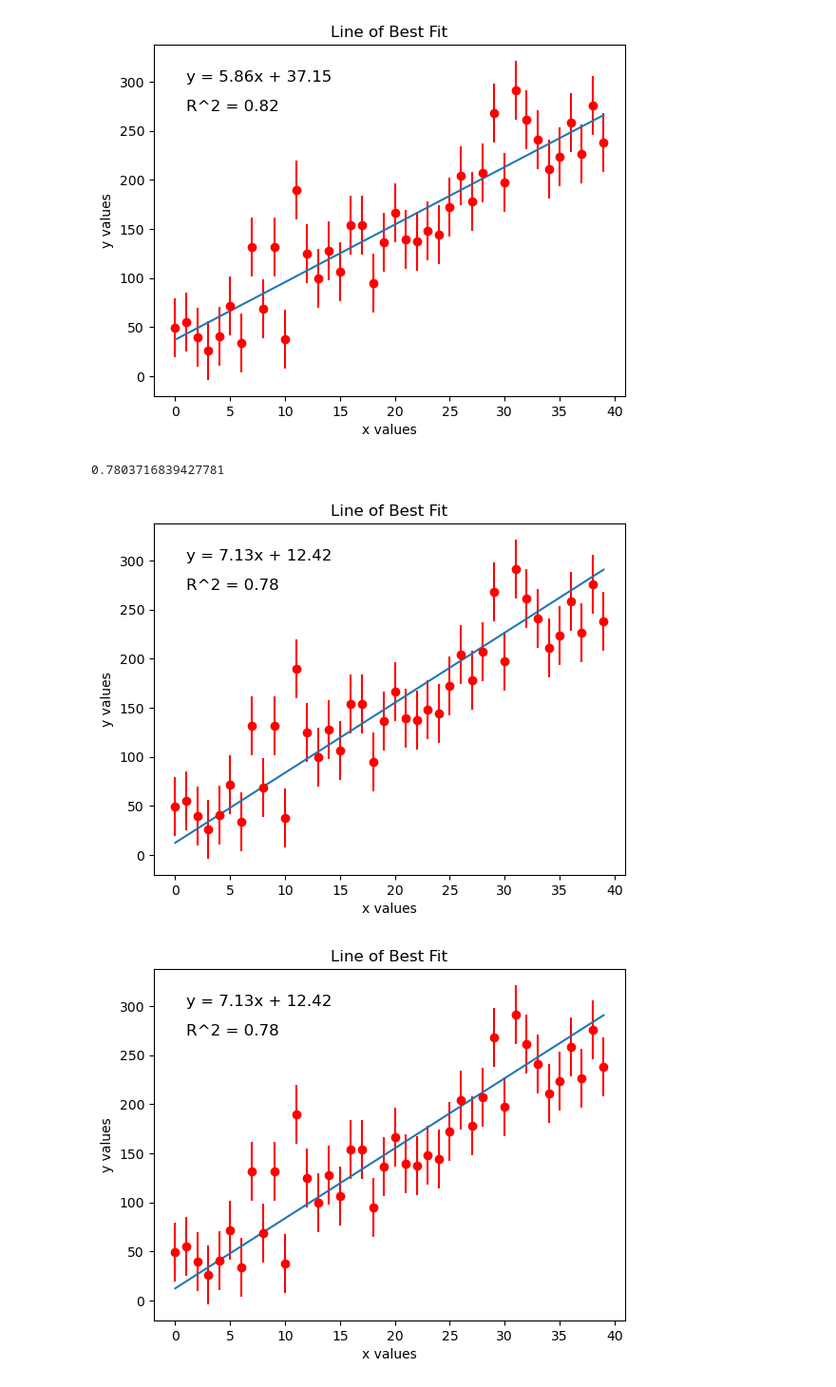
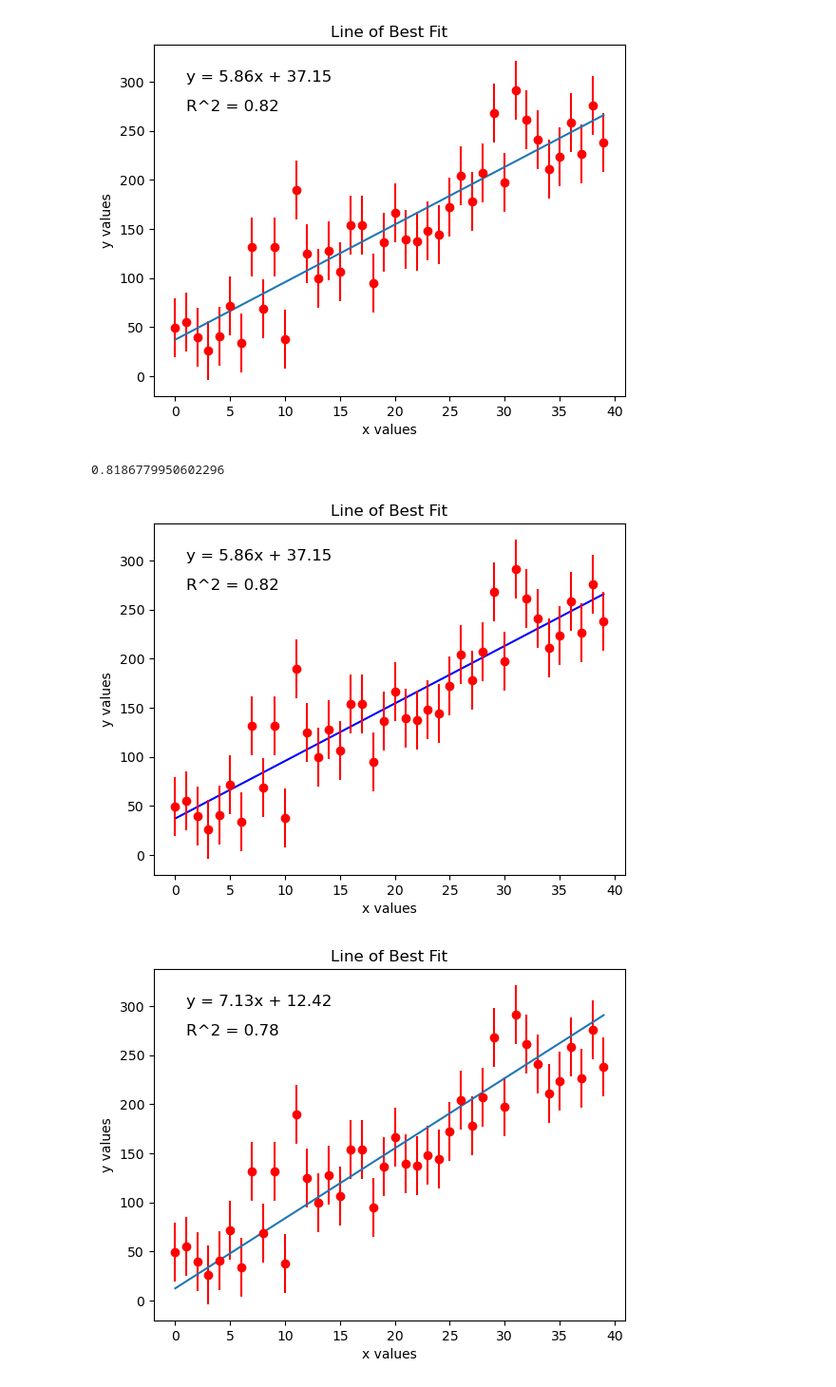
Before and after one commit to EvanBarkus/Intro_Python_Project, a Jupyter notebook: Fit_Line_to_Data.ipynb, the cells around one changed output. Shown: that part at 95% size. Drawn from its saved outputs; the diff is of its cells as text; code cells hidden in the pictures.

Commit message:
Used scipy.optimize to improve the uncertainty fitted line.

```diff
--- a/Fit_Line_to_Data.ipynb
+++ b/Fit_Line_to_Data.ipynb
@@ -57,53 +57,66 @@ plt.show()
 # %%
 #Taking uncertainties into account
 
-specdir = '/Users/EvanB.LAPTOP-8CHCIOMA/astr503/my_repositories/Intro_Python_Project' #'/astr503/my_repositories/Intro_Python_Project/'
-os.chdir(specdir)
+from scipy.optimize import curve_fit
 
-data = Table.read('data.v3.txt',format='ascii', names=('x','y','dy'))
+#specdir = '/Users/EvanB.LAPTOP-8CHCIOMA/astr503/my_repositories/Intro_Python_Project' #'/astr503/my_repositories/Intro_Python_Project/'
+#os.chdir(specdir)
 
-x = np.array(data['x'])
-y = np.array(data['y'])
-dy = np.array(data['dy'])
+#data = Table.read('data.v3.txt',format='ascii', names=('x','y','dy'))
+
+#x = np.array(data['x'])
+#y = np.array(data['y'])
+#dy = np.array(data['dy'])
 
 #Finding averge y value
 mean_x = x.mean()
 mean_y = y.mean()
 
+#Estimating coefficients and constants
+a, b = np.polyfit(x, y, 1)
+
+def func(x,a,b):
+    return a*x+b
+
+xdata=np.linspace(0,39,40)
+y1 = func(xdata,a,b)
+ydata = y1 + dy
+
+popt, pcov = curve_fit(func, xdata, ydata, bounds=(0, [5.86, 37.15]))
+
 #Finds covariance of x and y
-Cov = np.cov([x-mean_x,y-mean_y])
-evals, evecs = np.linalg.eig(Cov)
+#Cov = np.cov([x-mean_x,y-mean_y])
+#evals, evecs = np.linalg.eig(Cov)
 
 #Finds new a and b values using the covariance functions above
-a = evecs[1,evals.argmax()]/evecs[0,evals.argmax()]
-b = mean_y-a*mean_x
+#a = evecs[1,evals.argmax()]/evecs[0,evals.argmax()]
+#b = mean_y-a*mean_x
+
+#Plots fitted line
+plt.plot(xdata, func(xdata, *popt), 'b')
 
 #Determining R^2 value
-xx=np.linspace(0,39,40)
-yy=a*xx+b
-E1 = sum((y-yy)**2) #Residual sum of squares
+E1 = sum((y-y1)**2) #Residual sum of squares
 E2 = sum((y-mean_y)**2) #Regression sum of squares
 r2 = 1-(E1/E2)
 print(r2)
 
 #Formatting
 plt.title('Line of Best Fit')
 plt.xlabel('x values')
 plt.ylabel('y values')
 
 #Error bars
 plt.errorbar(x, y, color = 'r', label = 'data', yerr=dy, fmt="o")
 
-#Plotting new line of best fit
-plt.plot(xx, yy)
-
 #Displaying fit parameters
 plt.text(1, 300, 'y = ' + '{:.2f}'.format(a) + 'x' + ' + {:.2f}'.format(b), size=12)
 plt.text(1, 270, 'R^2 = ' + '{:.2f}'.format(r2), size=12)
+
 plt.show()
 # %% [output]
-0.7803716839427781
+0.8186779950602296
-[figure, old version]
+[figure, new version]
 # %%
 #Using a subroutine
 
```
Also changed, not shown: parts of 1 cell of this notebook.
